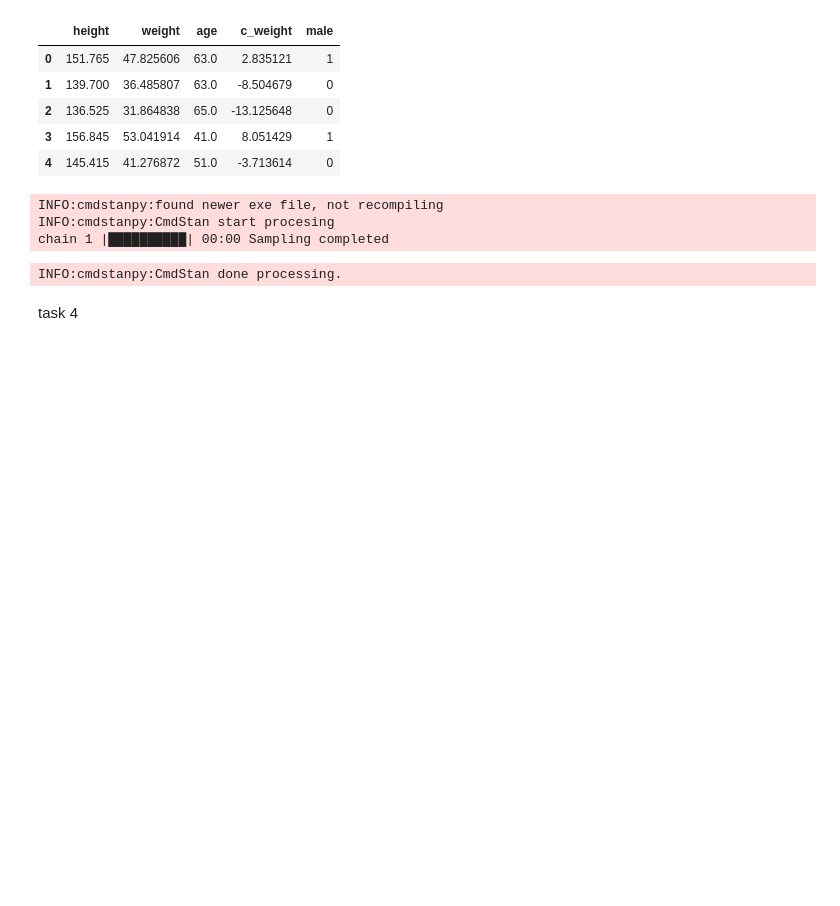
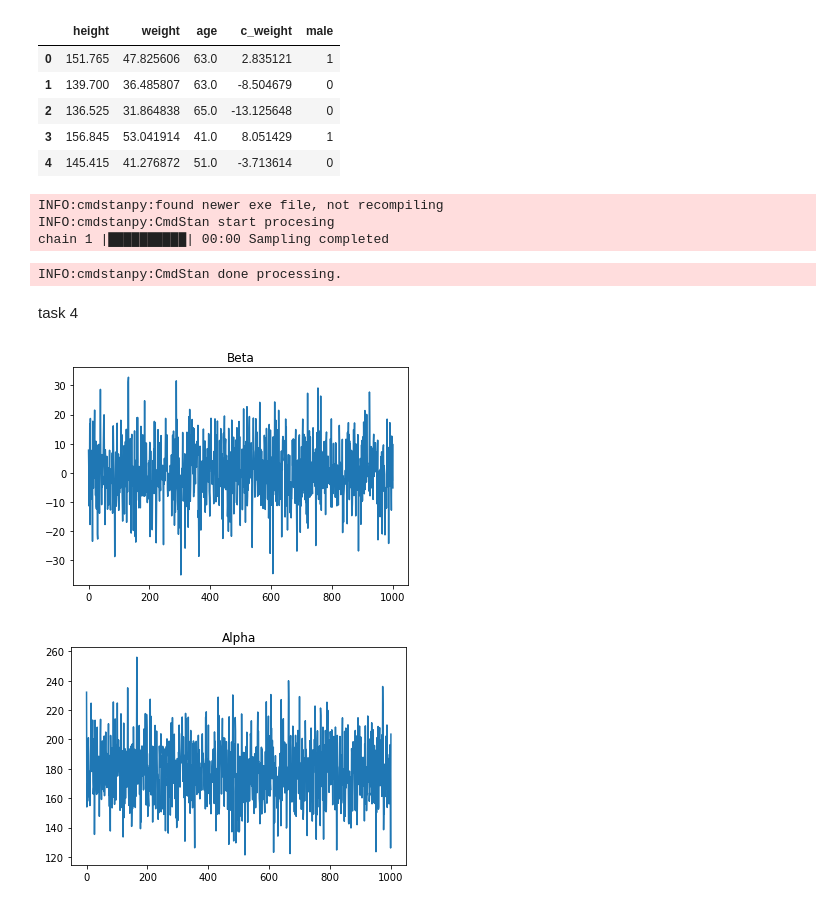
Before and after one commit to Jaskier96/Data_analysis_Lab_1, a Jupyter notebook: Lab4/lab4.ipynb, the cells around one changed output. Cells and saved outputs as stored; diff of their text form; code cells hidden in the pictures; blank space fills up the shorter version.

```diff
--- a/Lab4/lab4.ipynb
+++ b/Lab4/lab4.ipynb
@@ -112,0 +107,12 @@ for i in range(50):
+# %%
+beta = sim.stan_variable('beta')
+alpha = sim.stan_variable('alpha')
+plt.plot(np.linspace(0,1000,1000),beta, linestyle='-')
+plt.title('Beta')
+plt.show()
+plt.plot(np.linspace(0,1000,1000),alpha, linestyle = '-')
+plt.title('Alpha')
+plt.show()
+# %% [output]
+[figure, added]
+[figure, added]
```
Also changed, not shown: parts of 15 cells of this notebook, 11 other files.
